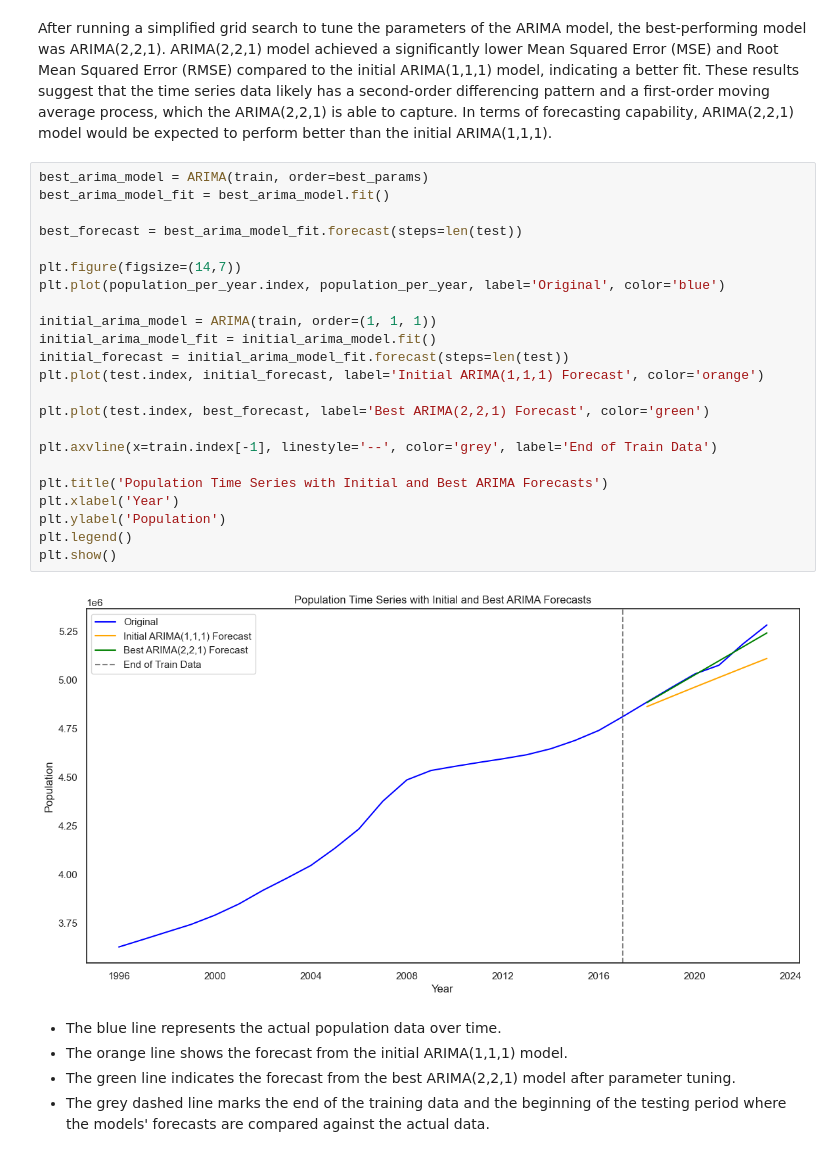
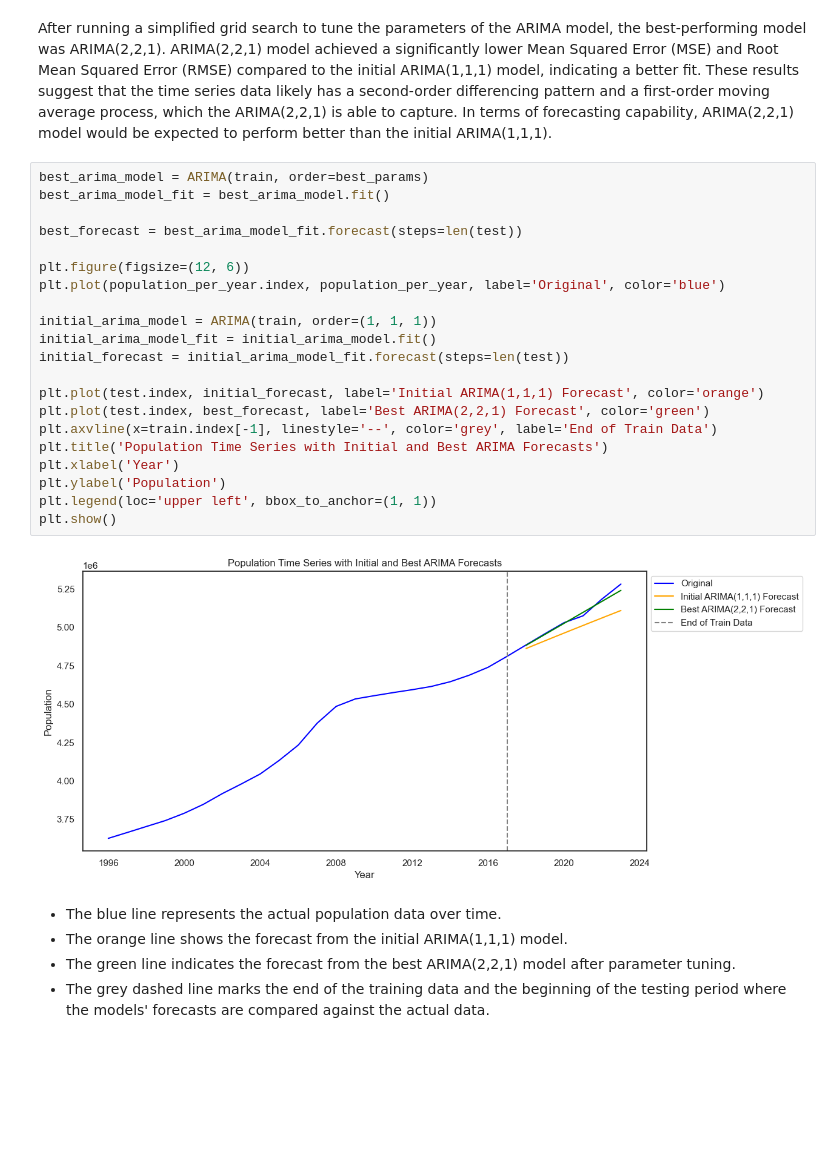
Before and after one commit to Ivkoto/DataAnalyticsMachineLearning, a Jupyter notebook: Data_Preparation/CA1_3_final_ML.ipynb, the cells around one changed output. Cells and saved outputs as stored; diff of their text form; blank space fills up the shorter version.

```diff
--- a/Data_Preparation/CA1_3_final_ML.ipynb
+++ b/Data_Preparation/CA1_3_final_ML.ipynb
@@ -1678,28 +1636,26 @@ After running a simplified grid search to tune the parameters of the ARIMA model
 # %%
 best_arima_model = ARIMA(train, order=best_params)
 best_arima_model_fit = best_arima_model.fit()
 
 best_forecast = best_arima_model_fit.forecast(steps=len(test))
 
-plt.figure(figsize=(14,7))
+plt.figure(figsize=(12, 6))
 plt.plot(population_per_year.index, population_per_year, label='Original', color='blue')
 
 initial_arima_model = ARIMA(train, order=(1, 1, 1))
 initial_arima_model_fit = initial_arima_model.fit()
 initial_forecast = initial_arima_model_fit.forecast(steps=len(test))
+
 plt.plot(test.index, initial_forecast, label='Initial ARIMA(1,1,1) Forecast', color='orange')
-
 plt.plot(test.index, best_forecast, label='Best ARIMA(2,2,1) Forecast', color='green')
-
 plt.axvline(x=train.index[-1], linestyle='--', color='grey', label='End of Train Data')
-
 plt.title('Population Time Series with Initial and Best ARIMA Forecasts')
 plt.xlabel('Year')
 plt.ylabel('Population')
-plt.legend()
+plt.legend(loc='upper left', bbox_to_anchor=(1, 1))
 plt.show()
 # %% [output]
-[figure, old version]
+[figure, new version]
 # %% [markdown]
 * The blue line represents the actual population data over time.
 * The orange line shows the forecast from the initial ARIMA(1,1,1) model.
```
Also changed, not shown: parts of 32 cells of this notebook.
